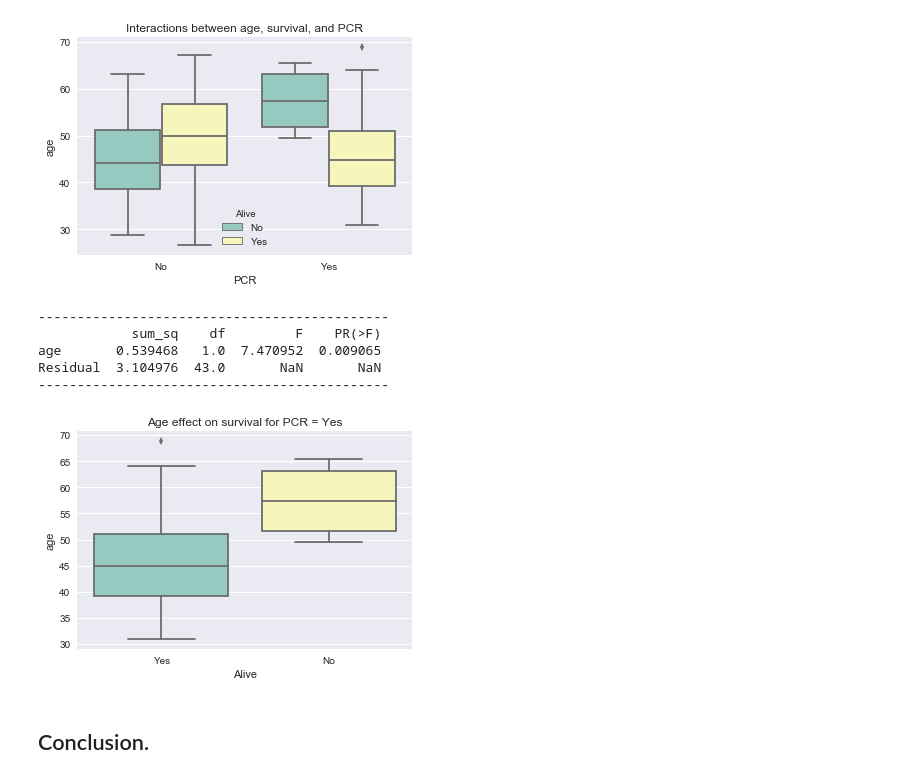
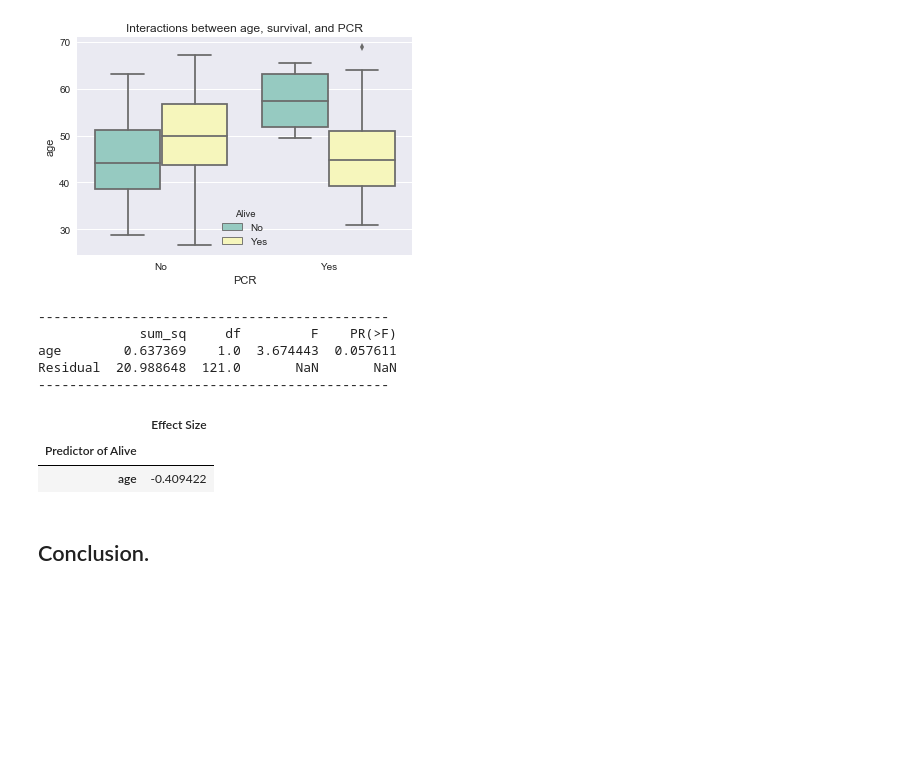
Before and after one commit to JCardenasRdz/Insights-into-the-I-SPY-clinical-trial, a Jupyter notebook: 2-Inferential_Stats.ipynb, the cells around one changed output. Drawn from its saved outputs; the diff is of its cells as text; code cells hidden in the pictures; blank space fills up the shorter version.

Commit message:
done up to inferential

```diff
--- a/2-Inferential_Stats.ipynb
+++ b/2-Inferential_Stats.ipynb
@@ -98,22 +98,31 @@ ax = sns.boxplot(x= 'PCR', y='age', hue ='Alive',data=df, palette="Set3");
 ax.set_title('Interactions between age, survival, and PCR');
 # %% [output]
 [figure]
-# %%
-# create dataframe only for patients with PCR = Yes
-Patients_with_PCR = df.loc[df.PCR=='Yes',:]
-
-# ANOVA for Alive vs Age for PCR = Yes Only
-anova_table, _ = inferential_statistics.linear_models(Patients_with_PCR, outcome, predictor);
-# visualize PCR=Yes only
-ax = sns.boxplot(x= outcome, y=predictor[0], data = Patients_with_PCR, palette="Set3");
-ax.set_title('Age effect on survival for PCR = Yes');
-# %% [output]
----------------------------------------------
-            sum_sq    df         F    PR(>F)
-age       0.539468   1.0  7.470952  0.009065
-Residual  3.104976  43.0       NaN       NaN
----------------------------------------------
-[figure, removed]
+# %%
+# create dataframe only for patients with PCR = Yes
+df_by_PCR = df.loc[df.PCR=='No',:]
+df_by_PCR.head()
+
+# Anova age vs Alive
+predictor= ['age']
+outcome = 'Alive'
+anova_table, OLS = inferential_statistics.linear_models(df_by_PCR, outcome, predictor);
+# %% [output]
+---------------------------------------------
+             sum_sq     df         F    PR(>F)
+age        0.637369    1.0  3.674443  0.057611
+Residual  20.988648  121.0       NaN       NaN
+---------------------------------------------
+# %%
+# estimate the effect size
+mri_features = ['age']
+outcome = 'Alive'
+# Effect Size
+inferential_statistics.effect_size( df_by_PCR, mri_features, outcome)
+# %% [output]
+|  | Effect Size |
+| Predictor of Alive |  |
+| age | -0.409422 |
 # %% [markdown]
 ## Conclusion.
 # %% [markdown]
```
Also changed, not shown: parts of 8 cells of this notebook, 7 other files.
